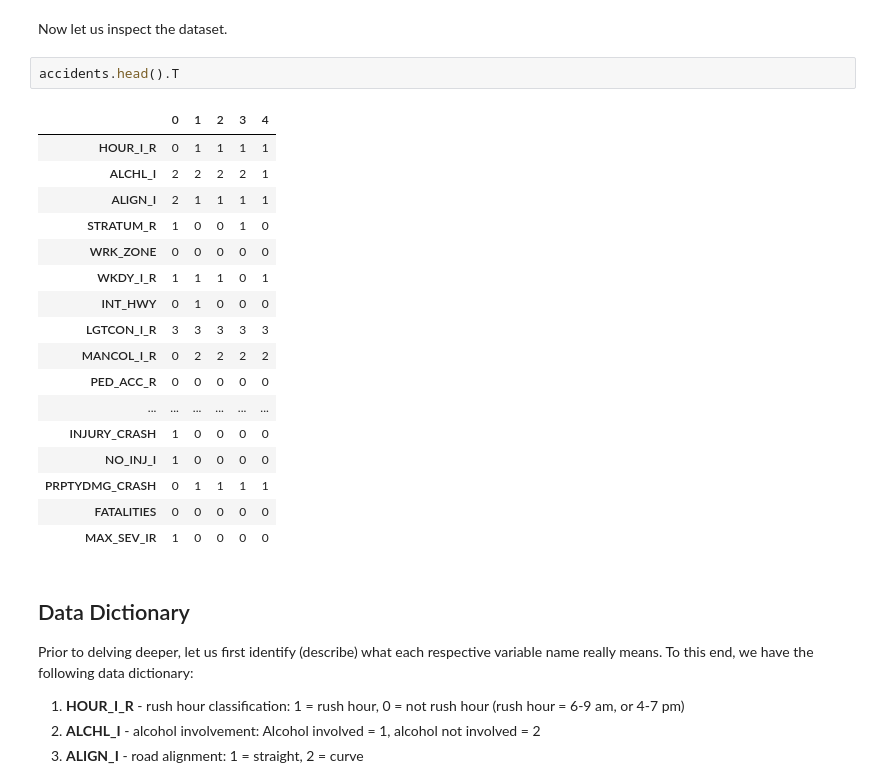
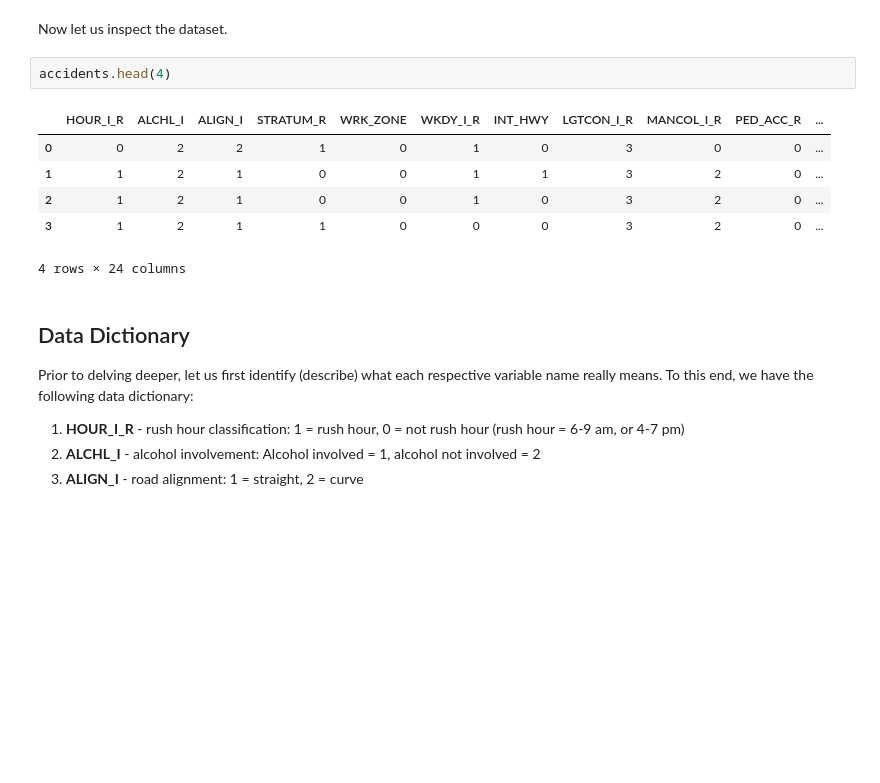
Before and after one commit to lshpaner/data_science_for_everyone, a Jupyter notebook: Case Study/Accidents_Data_Case_Study.ipynb, the cells around one changed output. Drawn from its saved outputs; the diff is of its cells as text; blank space fills up the shorter version.

```diff
--- a/Case Study/Accidents_Data_Case_Study.ipynb
+++ b/Case Study/Accidents_Data_Case_Study.ipynb
@@ -52,25 +49,14 @@ accidents = pd.read_csv(url)
 # %% [markdown]
 Now let us inspect the dataset.
 # %%
-accidents.head().T
+accidents.head(4)
 # %% [output]
-|  | 0 | 1 | 2 | 3 | 4 |
-| HOUR_I_R | 0 | 1 | 1 | 1 | 1 |
-| ALCHL_I | 2 | 2 | 2 | 2 | 1 |
-| ALIGN_I | 2 | 1 | 1 | 1 | 1 |
-| STRATUM_R | 1 | 0 | 0 | 1 | 0 |
-| WRK_ZONE | 0 | 0 | 0 | 0 | 0 |
-| WKDY_I_R | 1 | 1 | 1 | 0 | 1 |
-| INT_HWY | 0 | 1 | 0 | 0 | 0 |
-| LGTCON_I_R | 3 | 3 | 3 | 3 | 3 |
-| MANCOL_I_R | 0 | 2 | 2 | 2 | 2 |
-| PED_ACC_R | 0 | 0 | 0 | 0 | 0 |
-| ... | ... | ... | ... | ... | ... |
-| INJURY_CRASH | 1 | 0 | 0 | 0 | 0 |
-| NO_INJ_I | 1 | 0 | 0 | 0 | 0 |
-| PRPTYDMG_CRASH | 0 | 1 | 1 | 1 | 1 |
-| FATALITIES | 0 | 0 | 0 | 0 | 0 |
-| MAX_SEV_IR | 1 | 0 | 0 | 0 | 0 |
+|  | HOUR_I_R | ALCHL_I | ALIGN_I | STRATUM_R | WRK_ZONE | WKDY_I_R | INT_HWY | LGTCON_I_R | MANCOL_I_R | PED_ACC_R | ... |
+| 0 | 0 | 2 | 2 | 1 | 0 | 1 | 0 | 3 | 0 | 0 | ... |
+| 1 | 1 | 2 | 1 | 0 | 0 | 1 | 1 | 3 | 2 | 0 | ... |
+| 2 | 1 | 2 | 1 | 0 | 0 | 1 | 0 | 3 | 2 | 0 | ... |
+| 3 | 1 | 2 | 1 | 1 | 0 | 0 | 0 | 3 | 2 | 0 | ... |
+4 rows × 24 columns
 # %% [markdown]
 ## Data Dictionary
 Prior to delving deeper, let us first identify (describe) what each respective variable name really means. To
```
Also changed, not shown: parts of 13 cells of this notebook, 2 other files.
